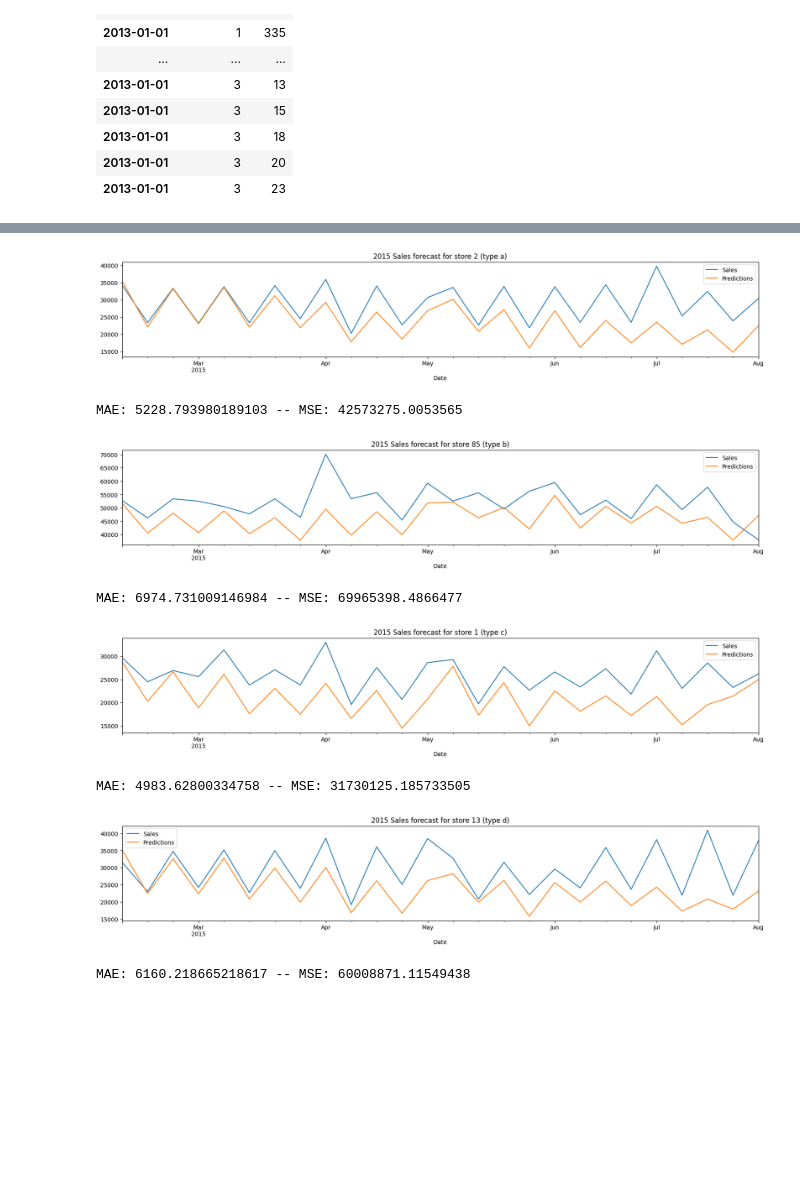
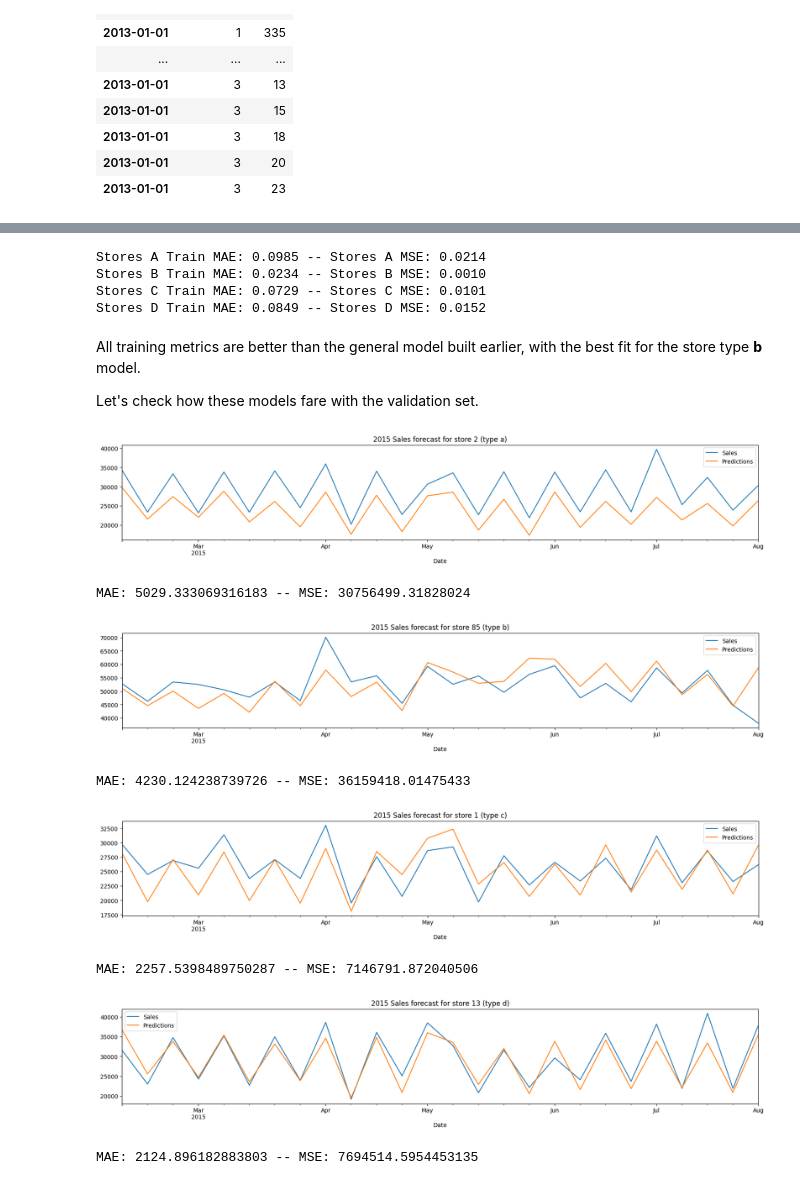
Before and after one commit to TheCamilovisk/RossmannSalesForecasting, a Jupyter notebook: 03.2 - XGBoost_multi_store_model.ipynb, the cells around one changed output, grey strips where cells are left out. Drawn from its saved outputs; the diff is of its cells as text; code cells hidden in the pictures; blank space fills up the shorter version.

Commit message:
Finishing up the multi store modell notebook.

```diff
--- a/03.2 - XGBoost_multi_store_model.ipynb
+++ b/03.2 - XGBoost_multi_store_model.ipynb
@@ -360,33 +362,72 @@ Train MAE: 0.09696 -- Train MSE: 0.02058
+# %%
+models_dict = {}
+
+for type_id, store_type in enumerate(("a", "b", "c", "d")):
+    sample_df = shuffled_weekly_stores_sales_df[
+        shuffled_weekly_stores_sales_df.StoreType == type_id
+    ]
+
+    features, sales = (
+        # We'll also get rid of the StoreType columns for training, as we don't need it anymore.
+        sample_df.drop(["Sales", "StoreType"], axis="columns").values,
+        sample_df[["Sales"]].values,
+    )
+
+    regressor = XGBRegressor()
+    regressor.fit(features, sales)
+    # Print some basic training metrics
+    mae = mean_absolute_error(sales, regressor.predict(features))
+    mse = mean_squared_error(sales, regressor.predict(features))
+    print(
+        f"Stores {store_type.upper()} Train MAE: {mae:.4f} -- Stores {store_type.upper()} MSE: {mse:.4f}"
+    )
+
+    # Store the resulting model in the dict.
+    models_dict[store_type] = regressor
+# %% [output]
+Stores A Train MAE: 0.0985 -- Stores A MSE: 0.0214
+Stores B Train MAE: 0.0234 -- Stores B MSE: 0.0010
+Stores C Train MAE: 0.0729 -- Stores C MSE: 0.0101
+Stores D Train MAE: 0.0849 -- Stores D MSE: 0.0152
+# %% [markdown]
+All training metrics are better than the general model built earlier, with the best fit for the store type **b** model.
+
+Let's check how these models fare with the validation set.
 # %%
 for store_type, store_id in selected_stores.items():
-    history_df = weekly_stores_sales_df[weekly_stores_sales_df.Store == store_id].set_index("Date")
+    history_df = weekly_stores_sales_df[
+        weekly_stores_sales_df.Store == store_id
+    ].set_index("Date")
 
-    validation_sample = (
-        validation_weekly_stores_sales_df[validation_weekly_stores_sales_df.Store == store_id].set_index("Date")
-    )
+    validation_sample = validation_weekly_stores_sales_df[
+        validation_weekly_stores_sales_df.Store == store_id
+    ].set_index("Date")
     validation_trues = validation_sample.pop("Sales")
+    validation_sample.pop("StoreType")
 
-    results_df = get_forecast(validation_sample, history_df, xgbr_regressor)
+    regressor = models_dict[store_type]
+
+    results_df = get_forecast(validation_sample, history_df, regressor)
     results_df["Sales"] = validation_trues
 
     mae = mean_absolute_error(results_df["Sales"], results_df["Predictions"])
     mse = mean_squared_error(results_df["Sales"], results_df["Predictions"])
 
     plt.figure()
-    plt.title(f"2015 Sales forecast for store {store_id} (type {store_type})");
+    plt.title(f"2015 Sales forecast for store {store_id} (type {store_type})")
 
     ax = results_df["Sales"].plot(kind="line", figsize=(20, 3))
     results_df["Predictions"].plot(kind="line", ax=ax)
-    ax.legend();
+    ax.legend()
     plt.show()
 
     print(f"MAE: {mae} -- MSE: {mse}")
 # %% [output]
-[figure, old version]
+[figure, new version]
-MAE: 5228.793980189103 -- MSE: 42573275.0053565
+MAE: 5029.333069316183 -- MSE: 30756499.31828024
-[figure, old version]
+[figure, new version]
-MAE: 6974.731009146984 -- MSE: 69965398.4866477
+MAE: 4230.124238739726 -- MSE: 36159418.01475433
-[figure, old version]
+[figure, new version]
-MAE: 4983.62800334758 -- MSE: 31730125.185733505
+MAE: 2257.5398489750287 -- MSE: 7146791.872040506
-[figure, old version]
+[figure, new version]
-MAE: 6160.218665218617 -- MSE: 60008871.11549438
+MAE: 2124.896182883803 -- MSE: 7694514.5954453135
```
Also changed, not shown: parts of 42 cells of this notebook.
